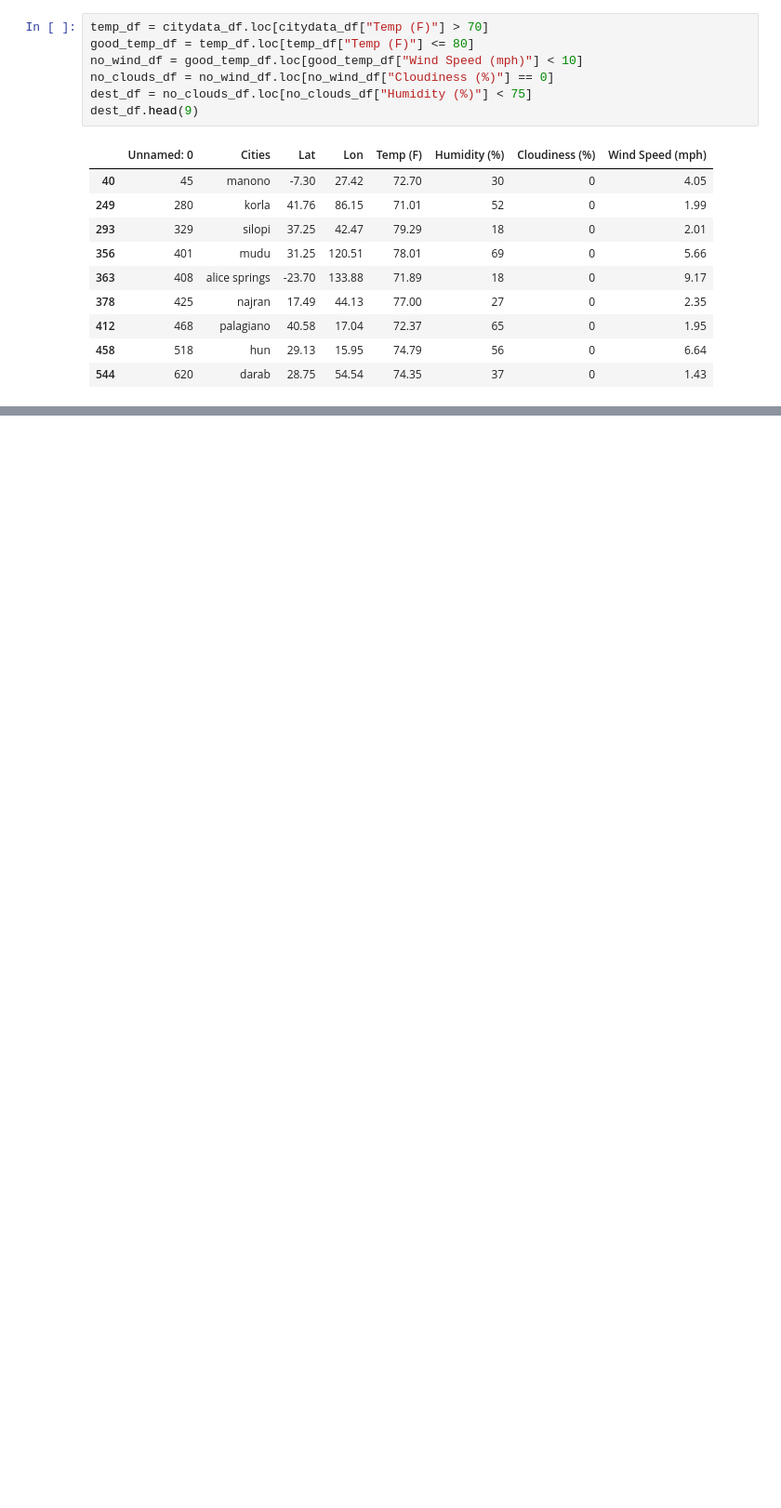
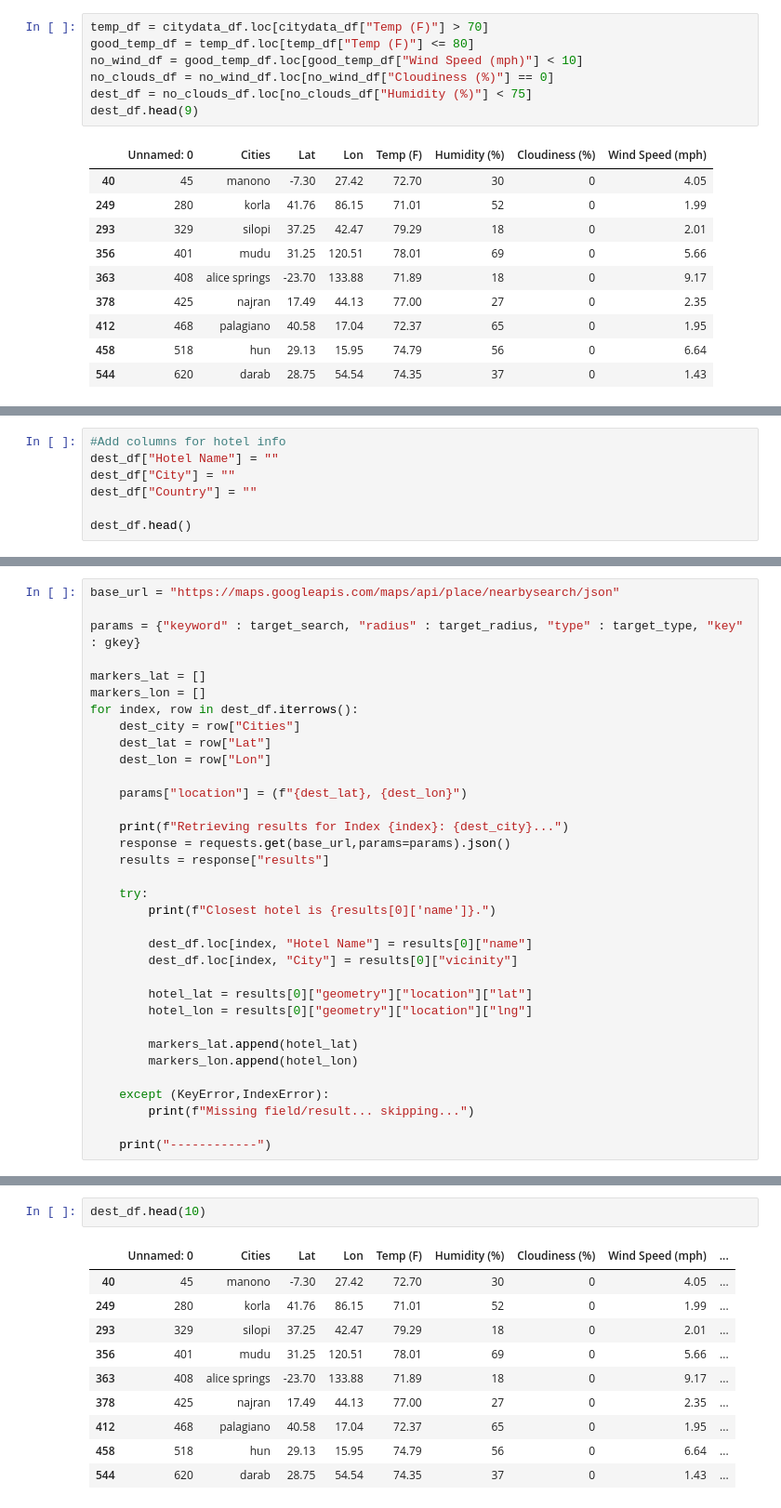
Before and after one commit to Lbrady1025/python-api-challenge, a Jupyter notebook: VacationPy.ipynb, the cells around one changed output, grey strips where cells are left out. Shown at 93% size. Saved outputs shown, nothing was run; the diff lists cells and outputs as text; blank space fills up the shorter version.

Commit message:
get hotel coordinates

```diff
--- a/VacationPy.ipynb
+++ b/VacationPy.ipynb
@@ -57,0 +84,7 @@ target_type = "hotel"
+# %%
+#Add columns for hotel info
+dest_df["Hotel Name"] = ""
+dest_df["City"] = ""
+dest_df["Country"] = ""
+
+dest_df.head()
@@ -57,0 +98,34 @@ target_type = "hotel"
+# %%
+base_url = "https://maps.googleapis.com/maps/api/place/nearbysearch/json"
+
+params = {"keyword" : target_search, "radius" : target_radius, "type" : target_type, "key" : gkey}
+
+markers_lat = []
+markers_lon = []
+for index, row in dest_df.iterrows():
+    dest_city = row["Cities"]
+    dest_lat = row["Lat"]
+    dest_lon = row["Lon"]
+
+    params["location"] = (f"{dest_lat}, {dest_lon}")
+
+    print(f"Retrieving results for Index {index}: {dest_city}...")
+    response = requests.get(base_url,params=params).json()
+    results = response["results"]
+
+    try:
+        print(f"Closest hotel is {results[0]['name']}.")
+
+        dest_df.loc[index, "Hotel Name"] = results[0]["name"]
+        dest_df.loc[index, "City"] = results[0]["vicinity"]
+
+        hotel_lat = results[0]["geometry"]["location"]["lat"]
+        hotel_lon = results[0]["geometry"]["location"]["lng"]
+
+        markers_lat.append(hotel_lat)
+        markers_lon.append(hotel_lon)
+
+    except (KeyError,IndexError):
+        print(f"Missing field/result... skipping...")
+
+    print("------------")
@@ -57,0 +150,13 @@ target_type = "hotel"
+# %%
+dest_df.head(10)
+# %% [output]
+|  | Unnamed: 0 | Cities | Lat | Lon | Temp (F) | Humidity (%) | Cloudiness (%) | Wind Speed (mph) | ... |
+| 40 | 45 | manono | -7.30 | 27.42 | 72.70 | 30 | 0 | 4.05 | ... |
+| 249 | 280 | korla | 41.76 | 86.15 | 71.01 | 52 | 0 | 1.99 | ... |
+| 293 | 329 | silopi | 37.25 | 42.47 | 79.29 | 18 | 0 | 2.01 | ... |
+| 356 | 401 | mudu | 31.25 | 120.51 | 78.01 | 69 | 0 | 5.66 | ... |
+| 363 | 408 | alice springs | -23.70 | 133.88 | 71.89 | 18 | 0 | 9.17 | ... |
+| 378 | 425 | najran | 17.49 | 44.13 | 77.00 | 27 | 0 | 2.35 | ... |
+| 412 | 468 | palagiano | 40.58 | 17.04 | 72.37 | 65 | 0 | 1.95 | ... |
+| 458 | 518 | hun | 29.13 | 15.95 | 74.79 | 56 | 0 | 6.64 | ... |
+| 544 | 620 | darab | 28.75 | 54.54 | 74.35 | 37 | 0 | 1.43 | ... |
```
Also changed, not shown: parts of 7 cells of this notebook.
